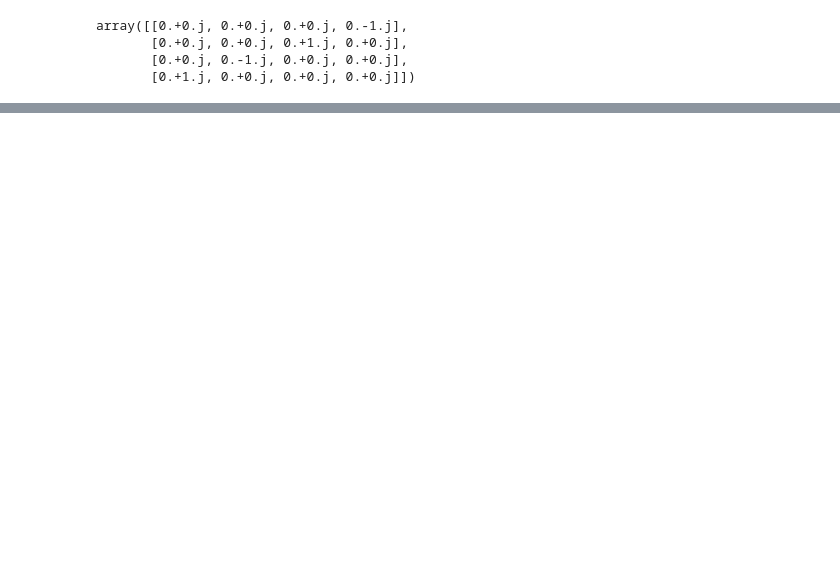
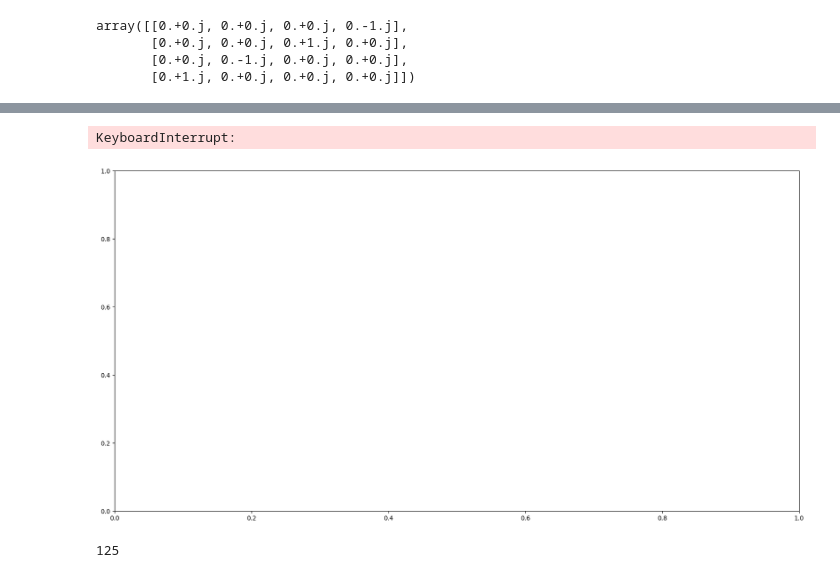
Before and after one commit to seba2390/GateDecomp, a Jupyter notebook: main.ipynb, the cells around one changed output, grey strips where cells are left out. Cells and saved outputs as stored; diff of their text form; code cells hidden in the pictures; blank space fills up the shorter version.

```diff
--- a/main.ipynb
+++ b/main.ipynb
@@ -20,0 +70,27 @@ array([[ 2.+0.j,  0.-1.j,  0.+0.j,  0.-1.j],
+# %%
+from itertools import product
+
+hilbert_space_size = 6
+gates = ['X','Y','Z','I']
+all_possible_terms = [''.join(term) for term in list(product(gates,repeat=hilbert_space_size))]
+total_expression = all_possible_terms[0]
+for remaining_term in all_possible_terms[1:]:
+    total_expression += '+'+remaining_term
+# %%
+obj = PauliExpression(expression=total_expression)
+commutator_map = obj.commutator_map()
+# %%
+G = nx.Graph()
+for term_idx, label in obj.terms().items():
+    G.add_node(node_for_adding='('+str(term_idx)+','+label+')')
+for (i,j), are_commutating in commutator_map.items():
+    if are_commutating:
+        edge_i, edge_j = '('+str(i)+','+obj.terms()[i]+')', '('+str(j)+','+obj.terms()[j]+')'
+        G.add_edge(u_of_edge=edge_i,v_of_edge=edge_j)
+# %%
+fig, ax = plt.subplots(1,1,figsize=(20,10))
+nx.draw(G, pos = nx.circular_layout(G), with_labels=True, node_color='lightblue', node_size=500, font_size=10, font_weight='bold')
+plt.show()
+# %% [output]
+KeyboardInterrupt:
+[figure, added]
@@ -20,0 +116,4 @@ array([[ 2.+0.j,  0.-1.j,  0.+0.j,  0.-1.j],
+# %%
+len(min_clique_cover)
+# %% [output]
+125
```
Also changed, not shown: parts of 9 cells of this notebook, 1 other file.
